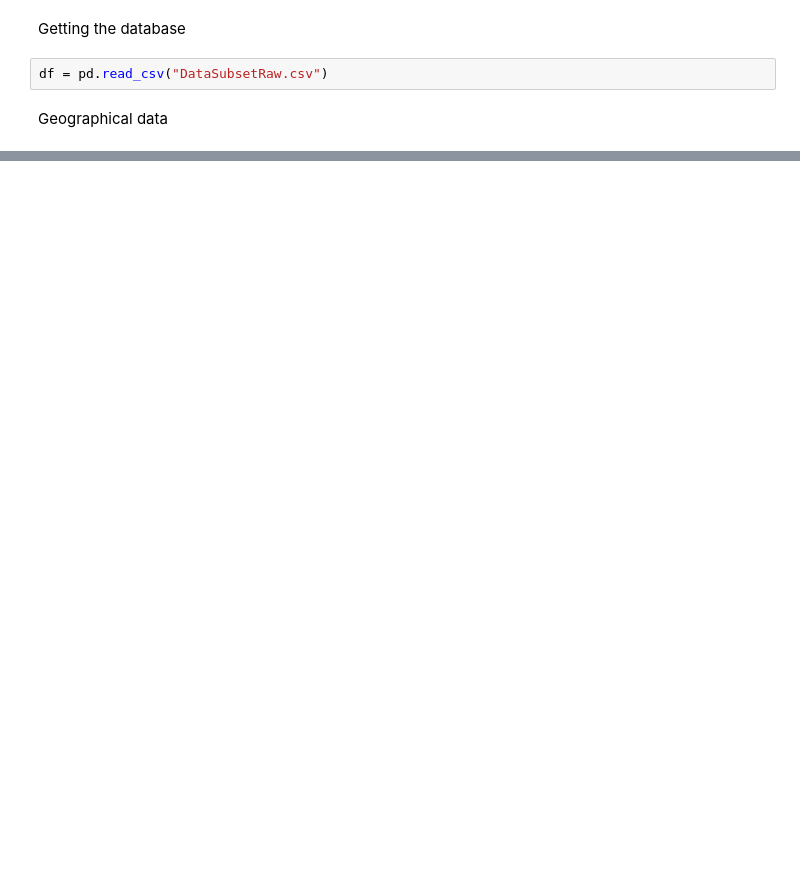
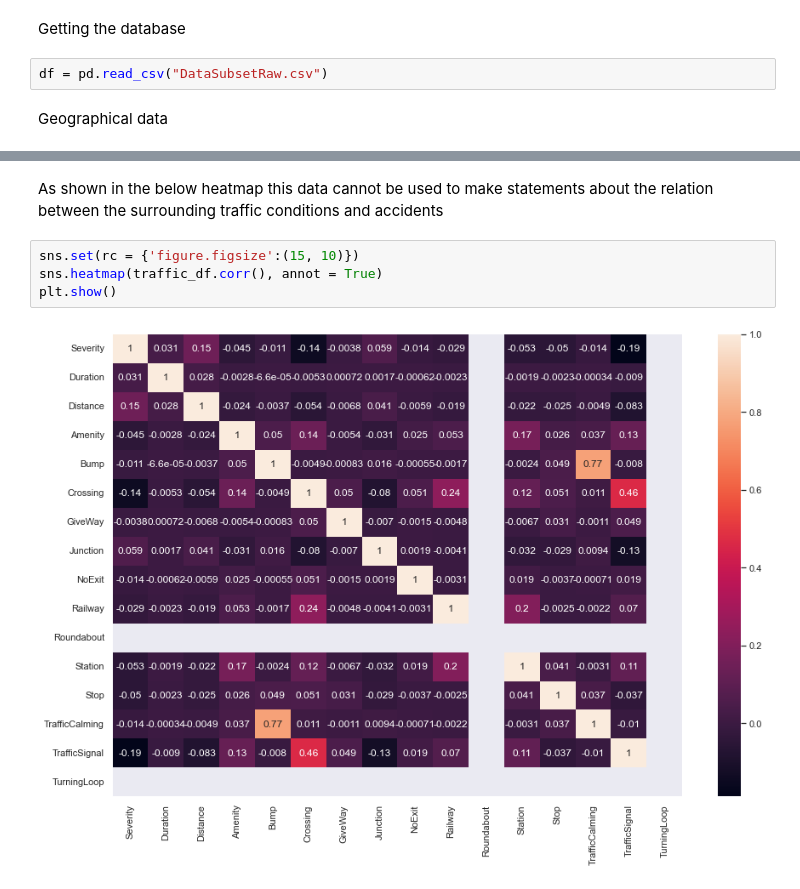
Before and after one commit to ololili/DataOpdrdacht2, a Jupyter notebook: DataExploration.ipynb, the cells around one changed output, grey strips where cells are left out. Saved outputs shown, nothing was run; the diff lists cells and outputs as text; blank space fills up the shorter version.

```diff
--- a/DataExploration.ipynb
+++ b/DataExploration.ipynb
@@ -46,0 +78,8 @@ plt.show()
+# %% [markdown]
+As shown in the below heatmap this data cannot be used to make statements about the relation between the surrounding traffic conditions and accidents
+# %%
+sns.set(rc = {'figure.figsize':(15, 10)})
+sns.heatmap(traffic_df.corr(), annot = True)
+plt.show()
+# %% [output]
+[figure, added]
```
Also changed, not shown: parts of 12 cells of this notebook.
